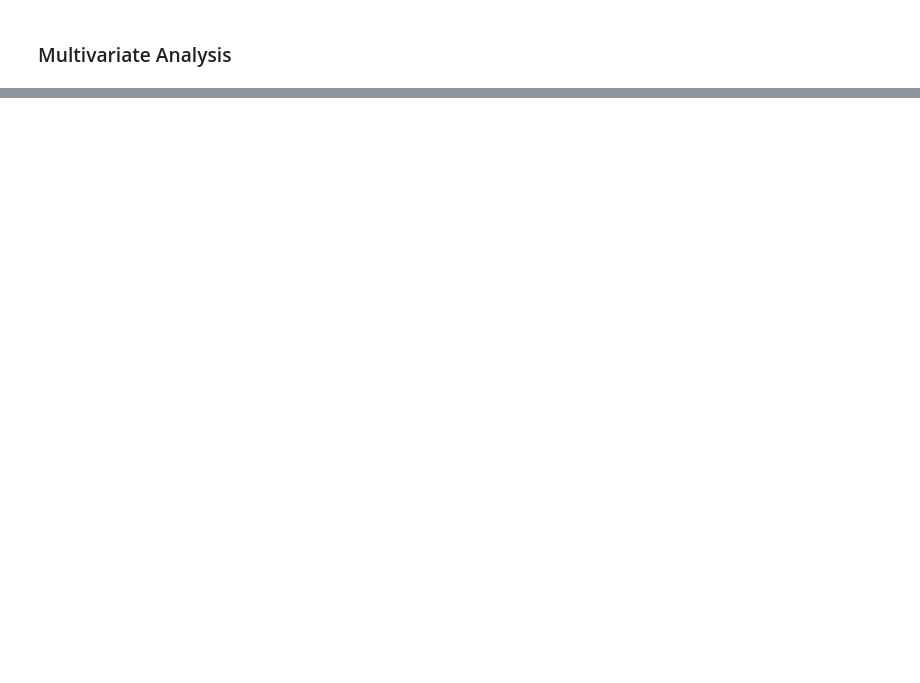
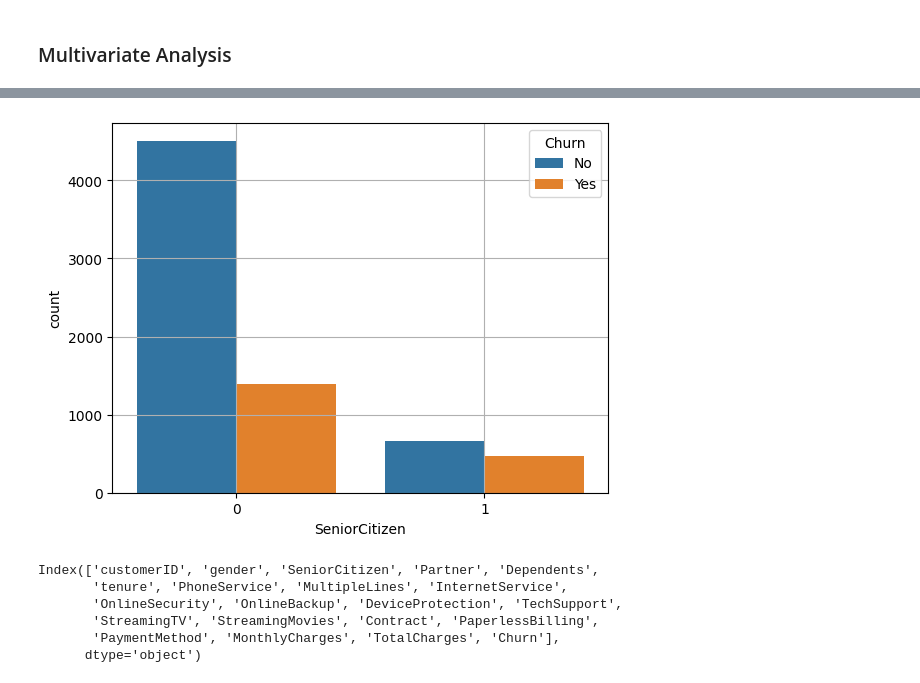
Before and after one commit to Priyanshu-Upadhyay-27/end-to-end-churn-ml, a Jupyter notebook: notebooks/EDA-Churn.ipynb, the cells around one changed output, grey strips where cells are left out. Drawn from its saved outputs; the diff is of its cells as text; code cells hidden in the pictures; blank space fills up the shorter version.

```diff
--- a/notebooks/EDA-Churn.ipynb
+++ b/notebooks/EDA-Churn.ipynb
@@ -232,0 +241,14 @@ plt.grid(True)
+# %%
+sns.countplot(x = "SeniorCitizen", data = cf, hue = "Churn")
+plt.grid(True)
+# %% [output]
+[figure, added]
+# %%
+cf.columns
+# %% [output]
+Index(['customerID', 'gender', 'SeniorCitizen', 'Partner', 'Dependents',
+       'tenure', 'PhoneService', 'MultipleLines', 'InternetService',
+       'OnlineSecurity', 'OnlineBackup', 'DeviceProtection', 'TechSupport',
+       'StreamingTV', 'StreamingMovies', 'Contract', 'PaperlessBilling',
+       'PaymentMethod', 'MonthlyCharges', 'TotalCharges', 'Churn'],
+      dtype='object')
```
Also changed, not shown: parts of 7 cells of this notebook.
